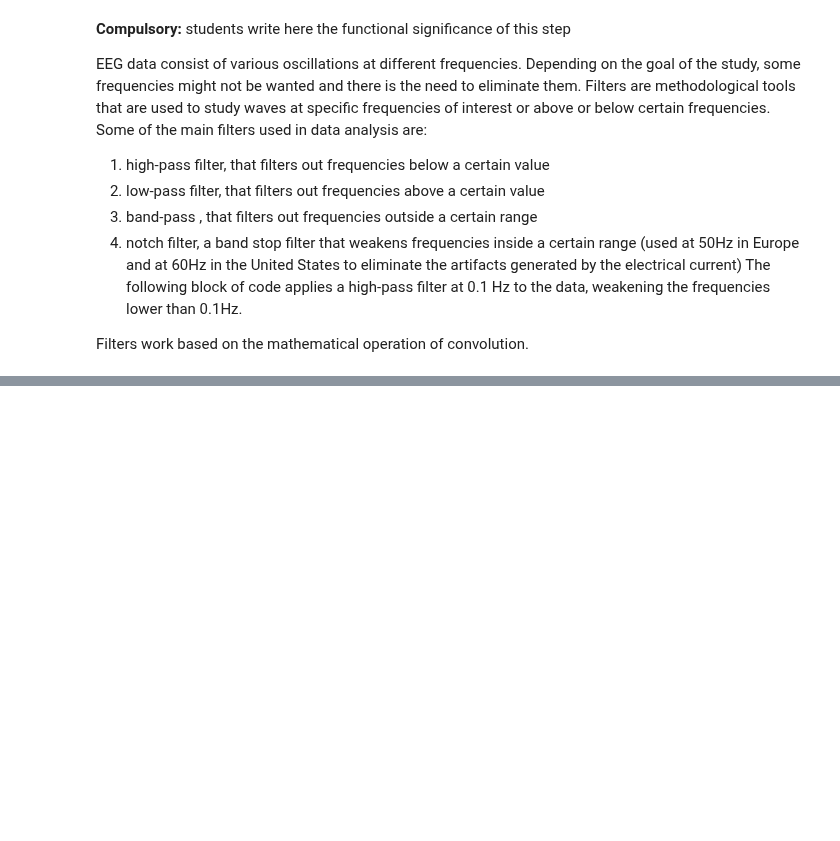
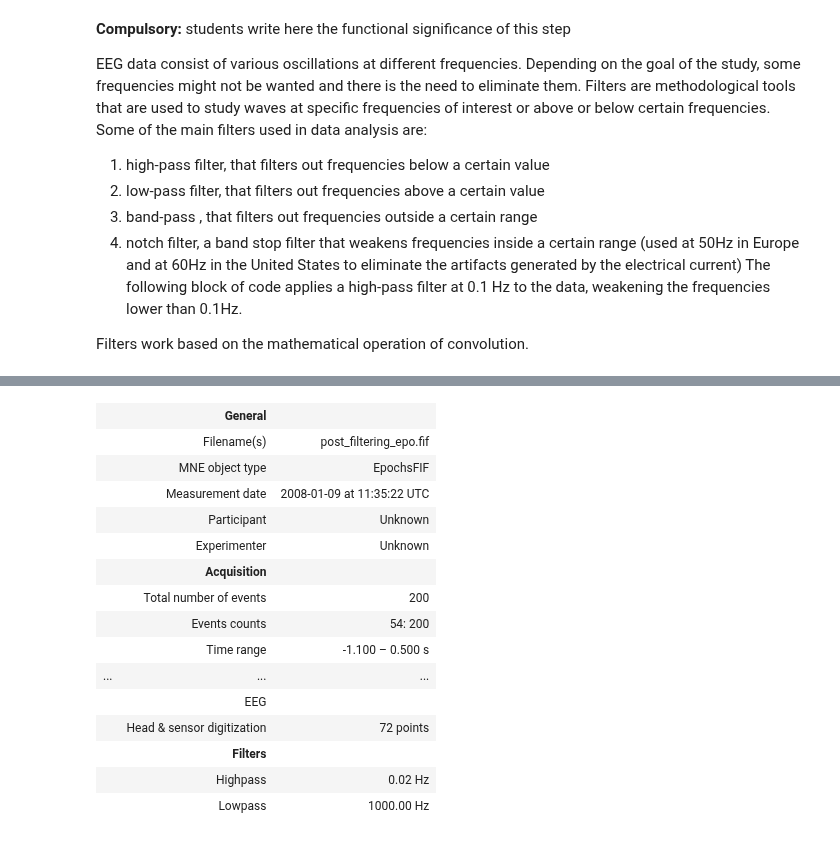
Before and after one commit to giuliadesimone/brainstim-multimodal, a Jupyter notebook: pipeline.ipynb, the cells around one changed output, grey strips where cells are left out. Saved outputs shown, nothing was run; the diff lists cells and outputs as text; code cells hidden in the pictures; blank space fills up the shorter version.

```diff
--- a/pipeline.ipynb
+++ b/pipeline.ipynb
@@ -162,0 +274,4 @@ post_filtering_tep.plot();
+# %%
+post_filtering_epochs = mne.read_epochs(fname="data/post_filtering_epo.fif",
+                                        preload=True)
+post_filtering_epochs.plot();
@@ -162,0 +293,19 @@ post_filtering_tep.plot();
+# %%
+post_filtering_epochs
+# %% [output]
+|  | General |  |
+|  | Filename(s) | post_filtering_epo.fif |
+|  | MNE object type | EpochsFIF |
+|  | Measurement date | 2008-01-09 at 11:35:22 UTC |
+|  | Participant | Unknown |
+|  | Experimenter | Unknown |
+|  | Acquisition |  |
+|  | Total number of events | 200 |
+|  | Events counts | 54: 200 |
+|  | Time range | -1.100 – 0.500 s |
+| ... | ... | ... |
+|  | EEG |  |
+|  | Head & sensor digitization | 72 points |
+|  | Filters |  |
+|  | Highpass | 0.02 Hz |
+|  | Lowpass | 1000.00 Hz |
```
Also changed, not shown: parts of 16 cells of this notebook.
